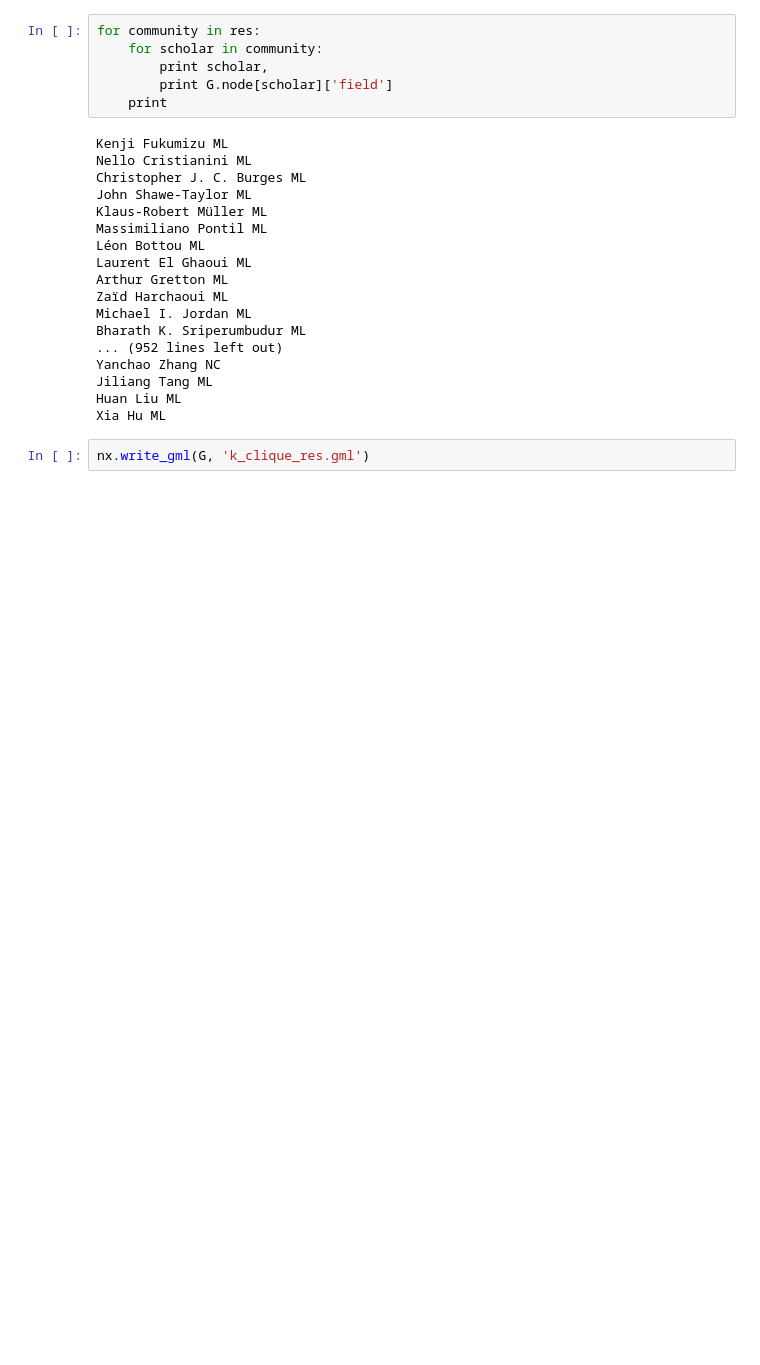
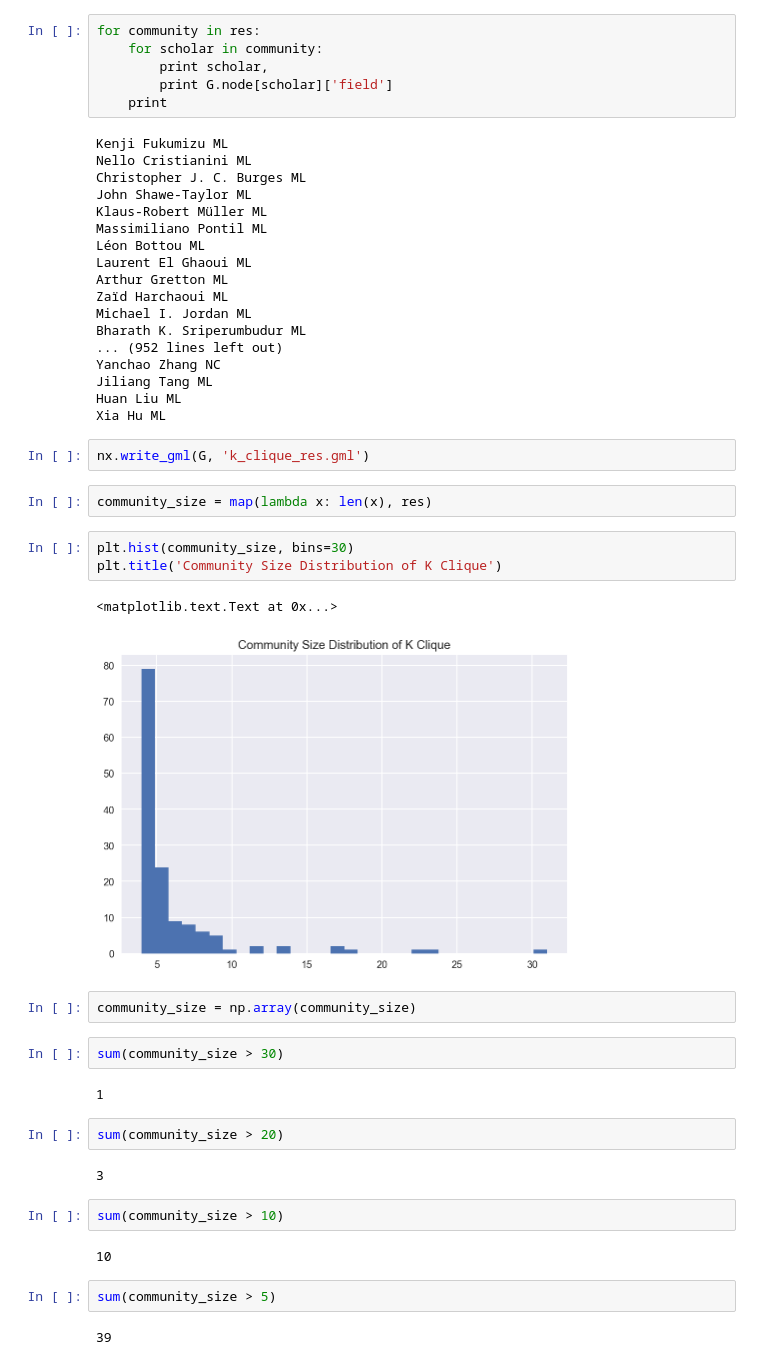
Before and after one commit to TianxiaoHu/Polar, a Jupyter notebook: k_clique.ipynb, the cells around one changed output. Saved outputs shown, nothing was run; the diff lists cells and outputs as text; blank space fills up the shorter version.

Commit message:
Stat of k_clique community sizes

```diff
--- a/k_clique.ipynb
+++ b/k_clique.ipynb
@@ -223,3 +223,29 @@ Huan Liu ML
 Xia Hu ML
 # %%
 nx.write_gml(G, 'k_clique_res.gml')
+# %%
+community_size = map(lambda x: len(x), res)
+# %%
+plt.hist(community_size, bins=30)
+plt.title('Community Size Distribution of K Clique')
+# %% [output]
+<matplotlib.text.Text at 0x...>
+[figure, added]
+# %%
+community_size = np.array(community_size)
+# %%
+sum(community_size > 30)
+# %% [output]
+1
+# %%
+sum(community_size > 20)
+# %% [output]
+3
+# %%
+sum(community_size > 10)
+# %% [output]
+10
+# %%
+sum(community_size > 5)
+# %% [output]
+39
```
